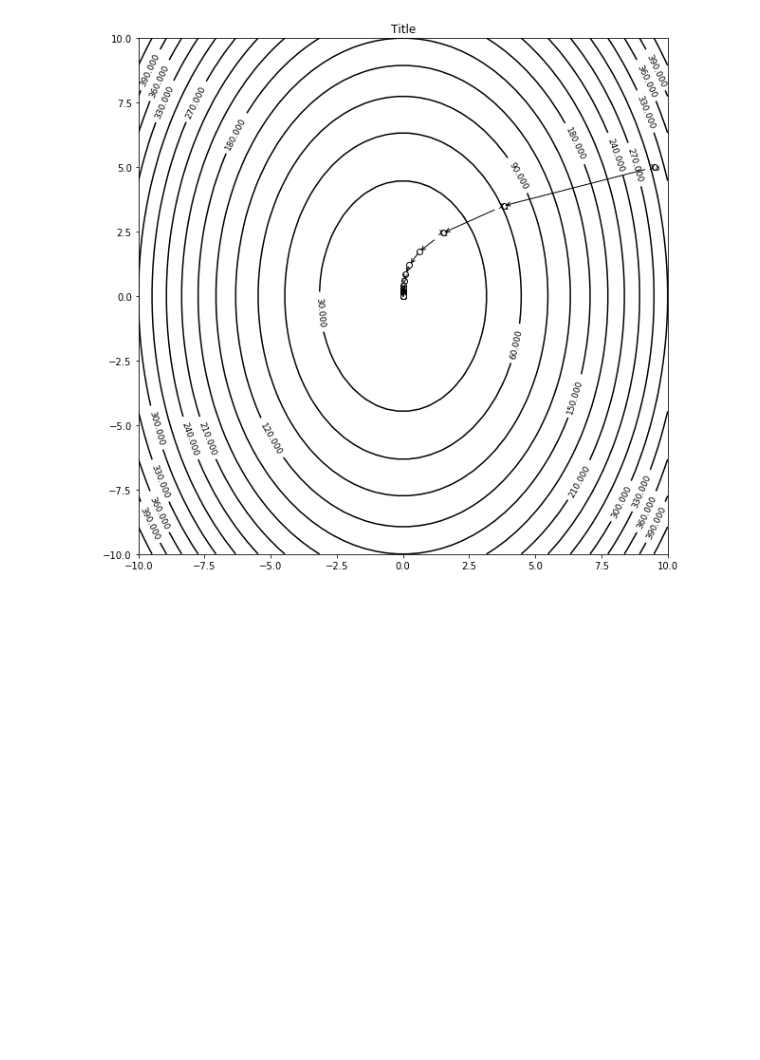
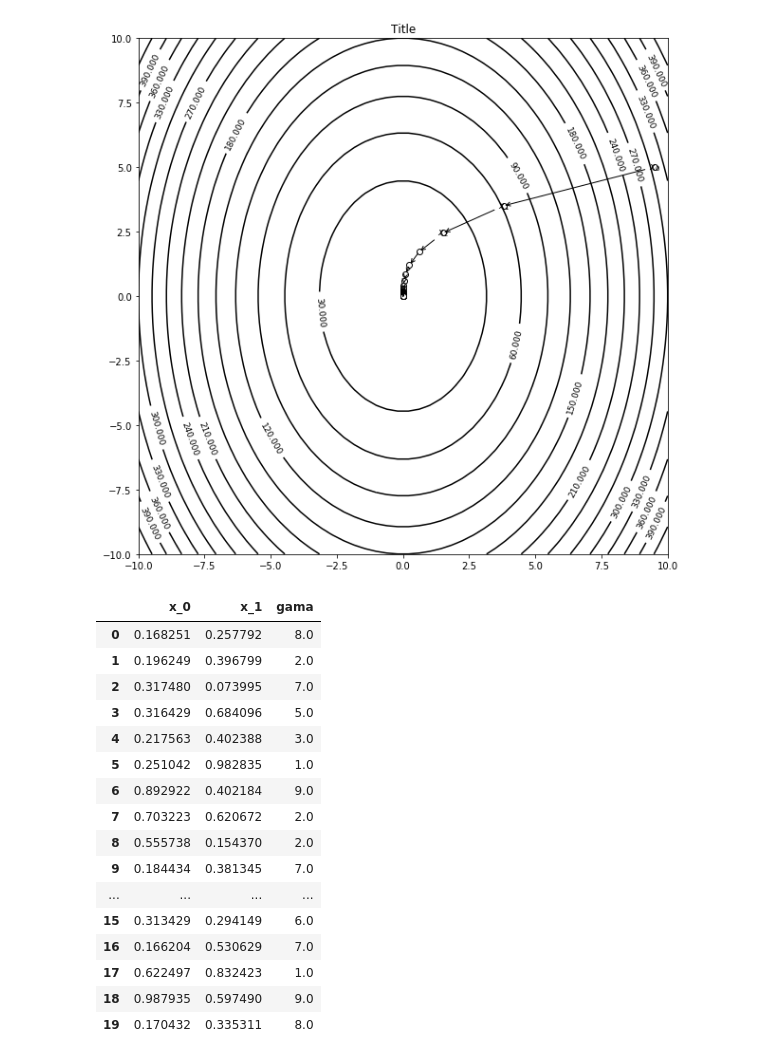
Before and after one commit to IFCE-Mestado-Ciencia-da-Computacao/Optimization-2018.1, a Jupyter notebook: Teste.ipynb, the cells around one changed output. Cells and saved outputs as stored; diff of their text form; code cells hidden in the pictures; blank space fills up the shorter version.

```diff
--- a/Teste.ipynb
+++ b/Teste.ipynb
@@ -38,3 +38,26 @@ data = np.load('homework/data.data')
 plot(gamma=2, points=data)
 # %% [output]
 [figure]
+# %%
+import pandas as pd
+
+parameters = pd.read_csv('homework/parameters.csv', sep=';')
+parameters
+# %% [output]
+|  | x_0 | x_1 | gama |
+| 0 | 0.168251 | 0.257792 | 8.0 |
+| 1 | 0.196249 | 0.396799 | 2.0 |
+| 2 | 0.317480 | 0.073995 | 7.0 |
+| 3 | 0.316429 | 0.684096 | 5.0 |
+| 4 | 0.217563 | 0.402388 | 3.0 |
+| 5 | 0.251042 | 0.982835 | 1.0 |
+| 6 | 0.892922 | 0.402184 | 9.0 |
+| 7 | 0.703223 | 0.620672 | 2.0 |
+| 8 | 0.555738 | 0.154370 | 2.0 |
+| 9 | 0.184434 | 0.381345 | 7.0 |
+| ... | ... | ... | ... |
+| 15 | 0.313429 | 0.294149 | 6.0 |
+| 16 | 0.166204 | 0.530629 | 7.0 |
+| 17 | 0.622497 | 0.832423 | 1.0 |
+| 18 | 0.987935 | 0.597490 | 9.0 |
+| 19 | 0.170432 | 0.335311 | 8.0 |
```
Also changed, not shown: parts of 2 cells of this notebook, 5 other files.
